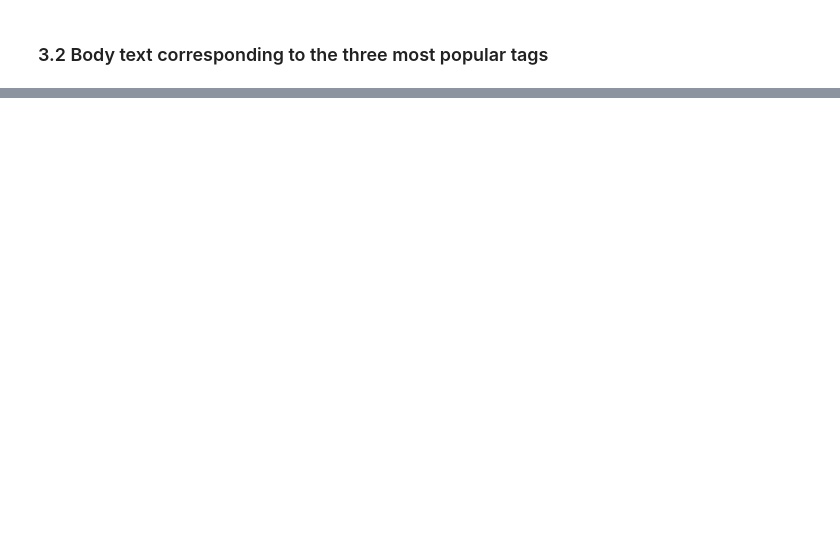
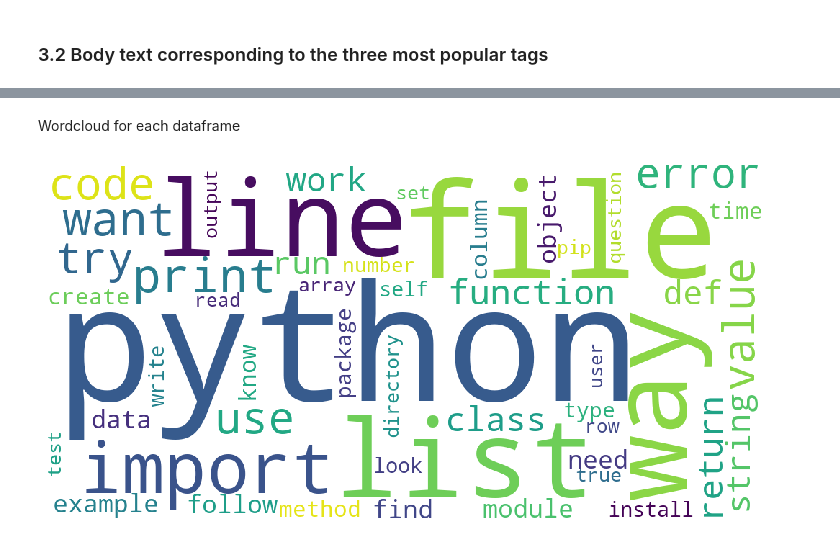
Before and after one commit to opsabarsec/NLP-automatic-tagging-stackoverflow-posts, a Jupyter notebook: notebooks/Stackoverflowtags - Part1.ipynb, the cells around one changed output, grey strips where cells are left out. Drawn from its saved outputs; the diff is of its cells as text; code cells hidden in the pictures; blank space fills up the shorter version.

```diff
--- a/notebooks/Stackoverflowtags - Part1.ipynb
+++ b/notebooks/Stackoverflowtags - Part1.ipynb
@@ -280,0 +308,8 @@ plt.show()
+# %%
+# javascript
+df_js = df_clean[df_clean['taglist'].str.match('javascript')]
+# java
+df_java = df_clean[df_clean['taglist'].str.match('java')] # this will include also "javascript" and this term has to be filtered out
+df_java = df_java[~df_java["taglist"].str.contains('javascript')] # for this I use the invert (~) operator (which acts like a not for boolean data)
+# python
+df_py = df_clean[df_clean['taglist'].str.match('python')]
@@ -280,0 +342,13 @@ plt.show()
+# %% [markdown]
+Wordcloud for each dataframe
+# %%
+# wordcloud for words in the text body associated to tag: python
+soup = ' '.join(df_py['Lemma'])
+wordcloud = WordCloud(background_color="white", width=1000, height=500,max_words=50, collocations=False).generate(soup)
+plt.figure(figsize=(10,5),facecolor='w')
+plt.imshow(wordcloud)
+plt.axis("off")
+plt.tight_layout(pad=0)
+plt.show()
+# %% [output]
+[figure, added]
```
Also changed, not shown: parts of 21 cells of this notebook.
